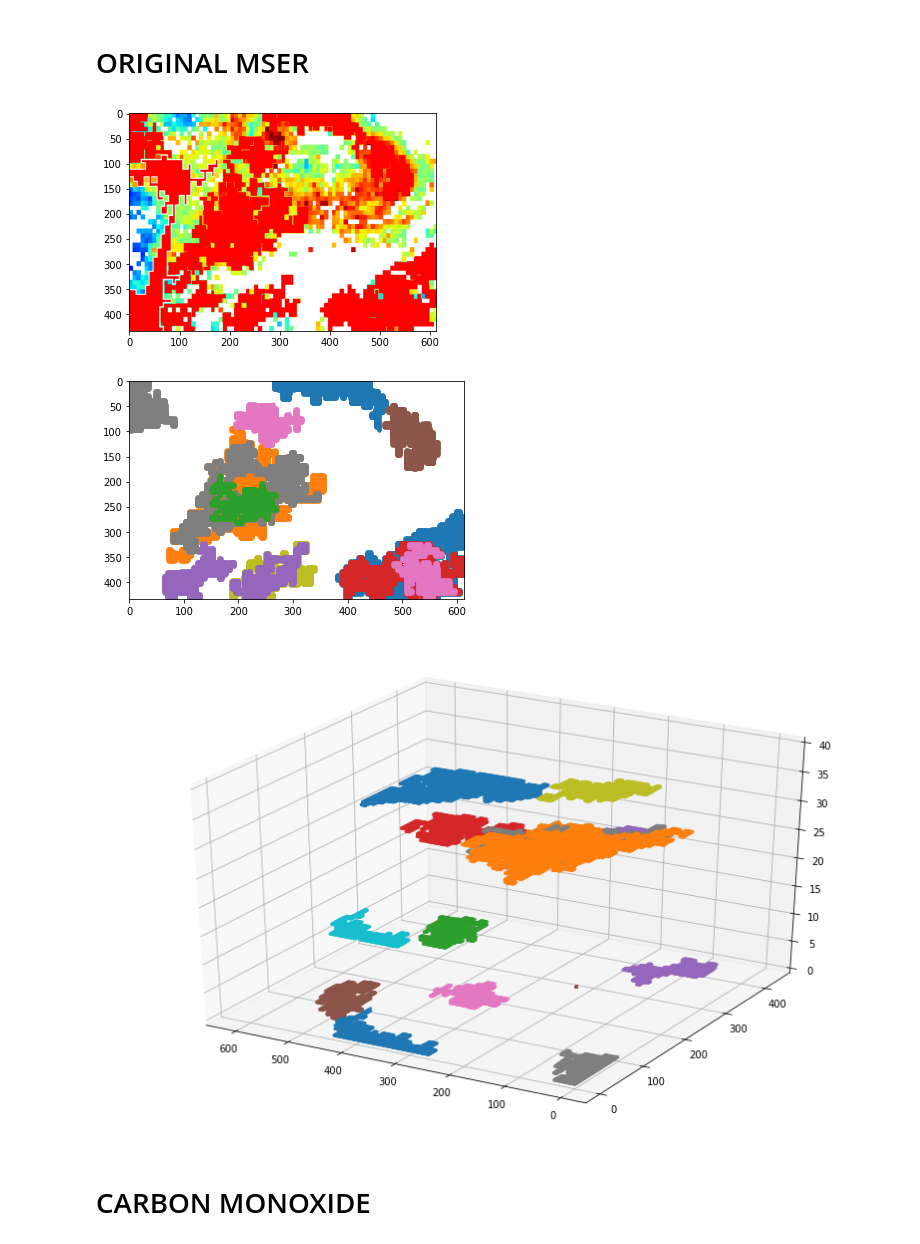
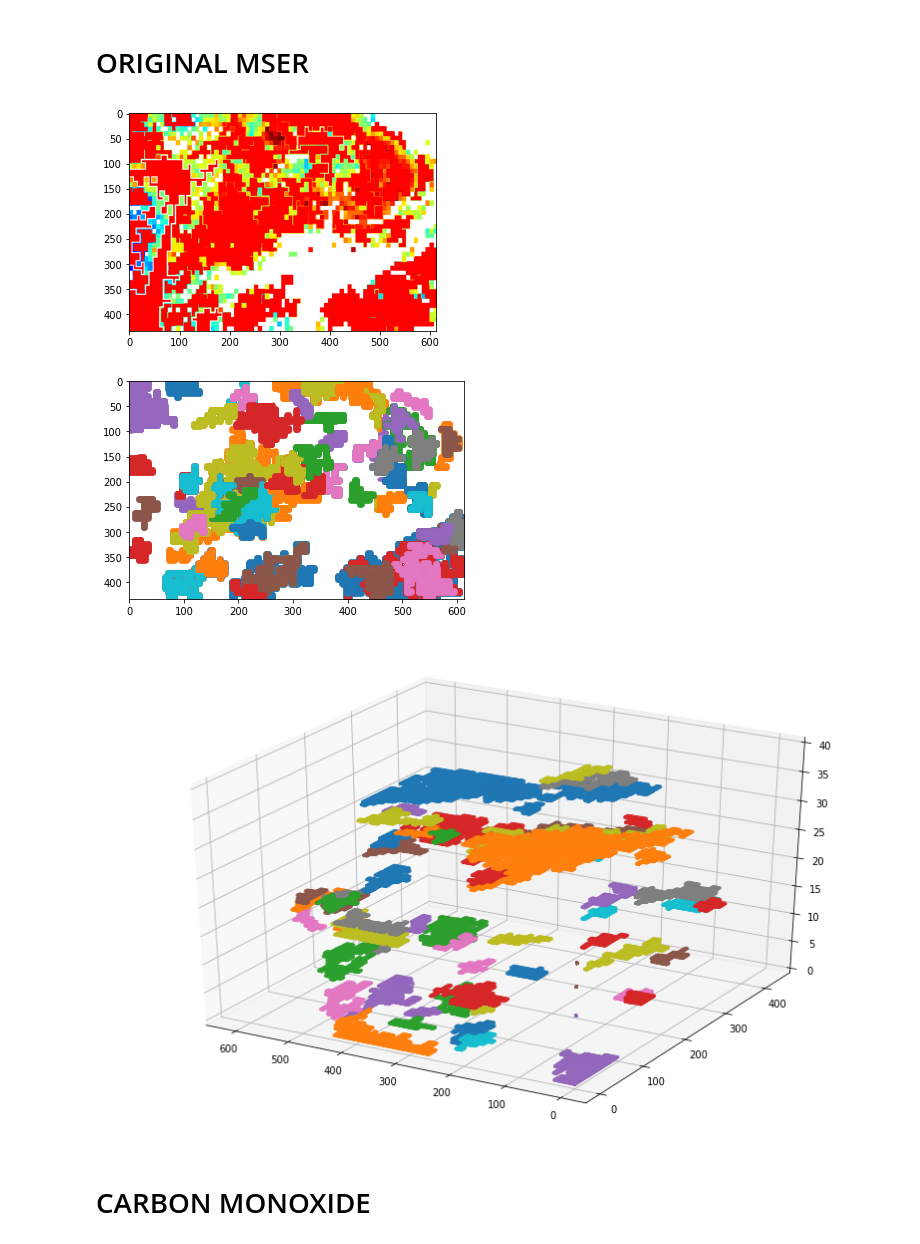
Before and after one commit to kmiloarguello/ozone-pollution, a Jupyter notebook: main.ipynb, the cells around one changed output. Saved outputs shown, nothing was run; the diff lists cells and outputs as text; code cells hidden in the pictures.

```diff
--- a/main.ipynb
+++ b/main.ipynb
@@ -624,27 +624,27 @@ end read nc
 # %%
 ### COMPARING MSER WITH ORIGINAL IMAGE
 
 test = img_bgr.copy()
 
-r,b = get_mser_regions(test)
+r,b = get_mser_regions(test, 50000, 1000)
 
 for p in r:
     for k in p:
       cv2.circle(test, (k[0],k[1]), radius=0, color=(255, 0, 0), thickness=-1)
 
 plt.imshow(test)
 
 _, temp_gray = set_image_to_opencv(colgrid_lt)
 dim = (gray.shape[1], gray.shape[0])
 temp_gray = cv2.resize(temp_gray, dim, interpolation = cv2.INTER_AREA)
 
 lt_regsX, lt_regsY, lt_polys = set_mser_regions(temp_gray,gray,r)
 plot_mser_final_regions(gray,lt_regsX,lt_regsY)
 plot_mser_regions_3d(temp_gray,gray,r)
 # %% [output]
-[figure, old version]
+[figure, new version]
-[figure, old version]
+[figure, new version]
-[figure, old version]
+[figure, new version]
 # %% [markdown]
 # CARBON MONOXIDE
 # %%
```
Also changed, not shown: parts of 20 cells of this notebook.
